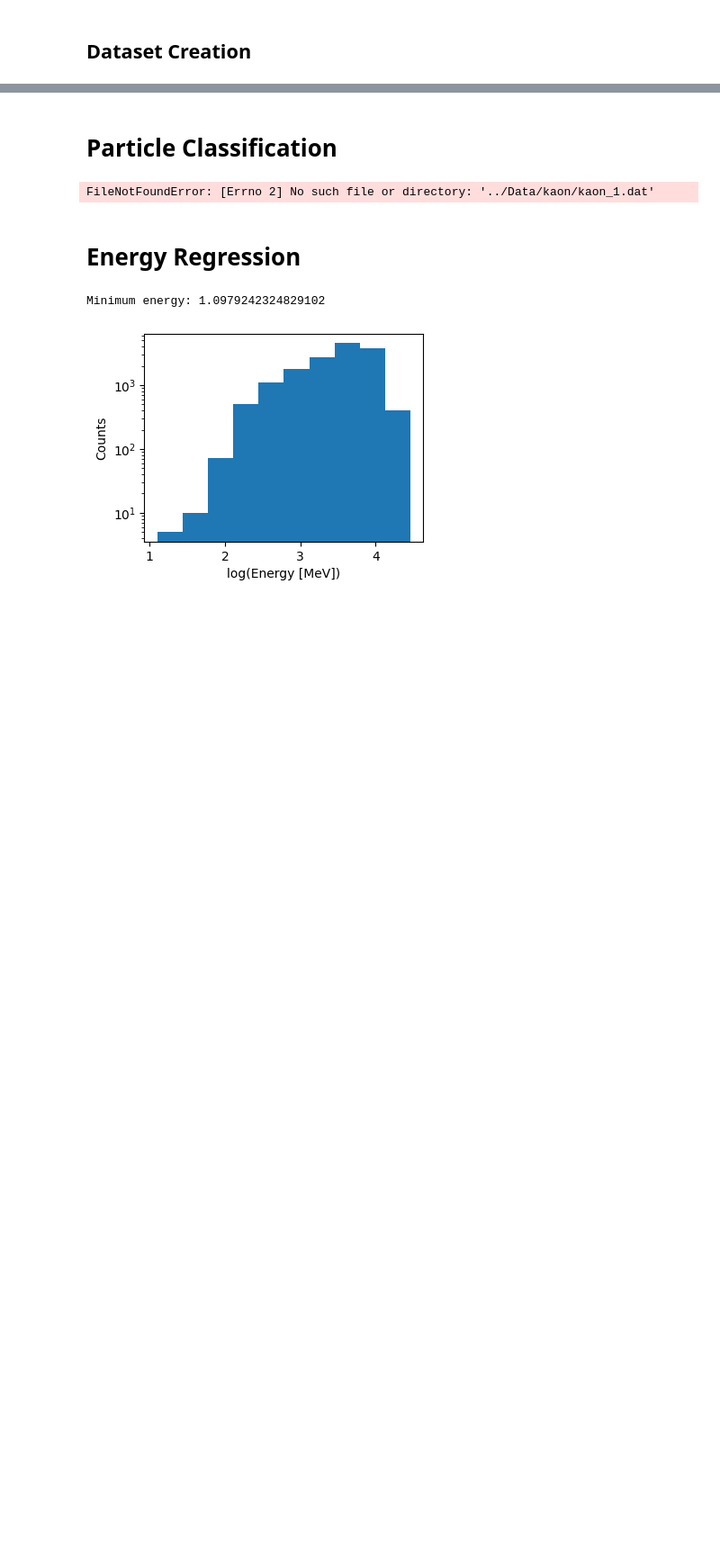
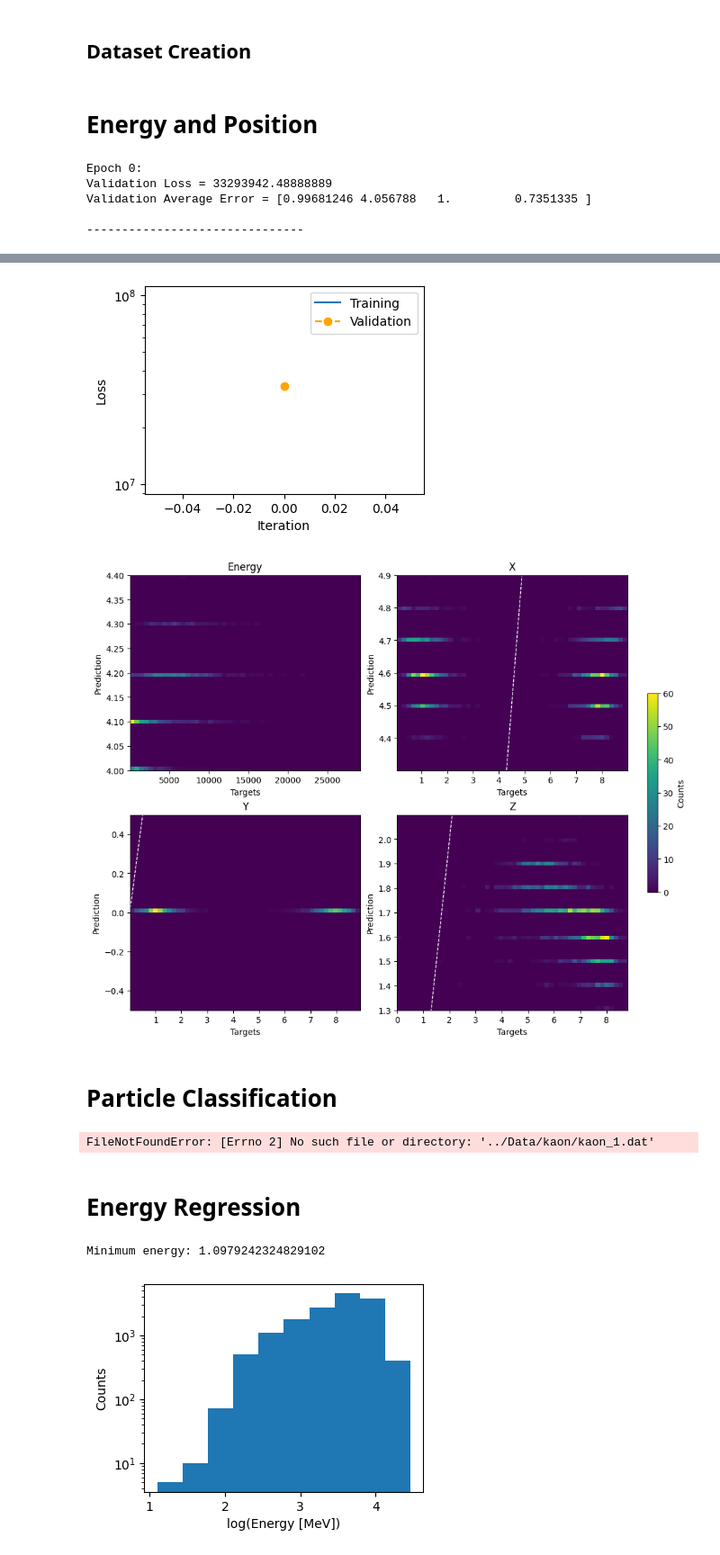
Before and after one commit to enlupi/SNN-Cal, a Jupyter notebook: SNN/SNN.ipynb, the cells around one changed output, grey strips where cells are left out. Shown at 90% size. Drawn from its saved outputs; the diff is of its cells as text; code cells hidden in the pictures; blank space fills up the shorter version.

Commit message:
FIX multitask plotting and ADD (broken) multiloss

```diff
--- a/SNN/SNN.ipynb
+++ b/SNN/SNN.ipynb
@@ -123,5 +558,5 @@ class Spiking_Net(nn.Module):
 # %%
-class Trainer():
+'''class Trainer_OLD():
 
     def __init__(self, net, loss_fn, optimizer,
                  train_dataset, val_dataset, test_dataset, predict=None):
@@ -295,3 +730,4 @@ class Trainer():
         # Add a color bar
         plt.colorbar(label='Counts')
         plt.plot([0, 1e5], [0, 1e5], color='white', linewidth=1, linestyle='--')
+'''
@@ -468,3 +736,29 @@ Prediction: torch.Size([50, 3]),   Accuracy: torch.Size([3])
 # %%
 dataset = ds.build_dataset("../Data/PrimaryOnly/", max_files=100, primary_only=True,
                            target=["energy","centroid","dispersion"])
+# %%
+#dataset.transform = lambda x: (x[0], ds.to_tensor_and_dtype(x[1], torch.float32))
+dataset.transform = lambda x: (x[0], ds.to_tensor_and_dtype([x[1][0], *x[1][1]], torch.float32))
+train_dataset, test_dataset, val_dataset = ds.build_loaders(dataset, (0.7, 0.15), shuffle=True, num_workers=0)
+# %% [markdown]
+# Energy and Position
+# %%
+net_Epos_spk = Spiking_Net(net_desc_spikefreq, lambda x: spikegen_multi(x,4))
+Pred = Predictor(predict_spikefreq, population_sizes=10)
+loss_fn = multi_MSELoss(weights=torch.tensor([1,1,1,1]))
+optimizer = torch.optim.Adam(net_Epos_spk.parameters(), lr=5e-4, betas=(0.9, 0.999))
+train_net = Trainer(net_Epos_spk, loss_fn, optimizer, Pred,
+                    train_dataset, val_dataset, test_dataset)
+# %%
+num_epochs = 0
+train_net.train(num_epochs)
+# %% [output]
+Epoch 0:
+Validation Loss = 33293942.48888889
+Validation Average Error = [0.99681246 4.056788   1.         0.7351335 ]
+
+-------------------------------
+# %%
+train_net.test("test")
+train_net.show_results(nbins=50, title=["Energy", "X", "Y", "Z"])
+# %% [output]
@@ -471,3 +767,5 @@ dataset = ds.build_dataset("../Data/PrimaryOnly/", max_files=100, primary_only=T
+[figure, added]
+[figure, added]
 # %% [markdown]
 # Particle Classification
 # %%
```
Also changed, not shown: parts of 23 cells of this notebook.
